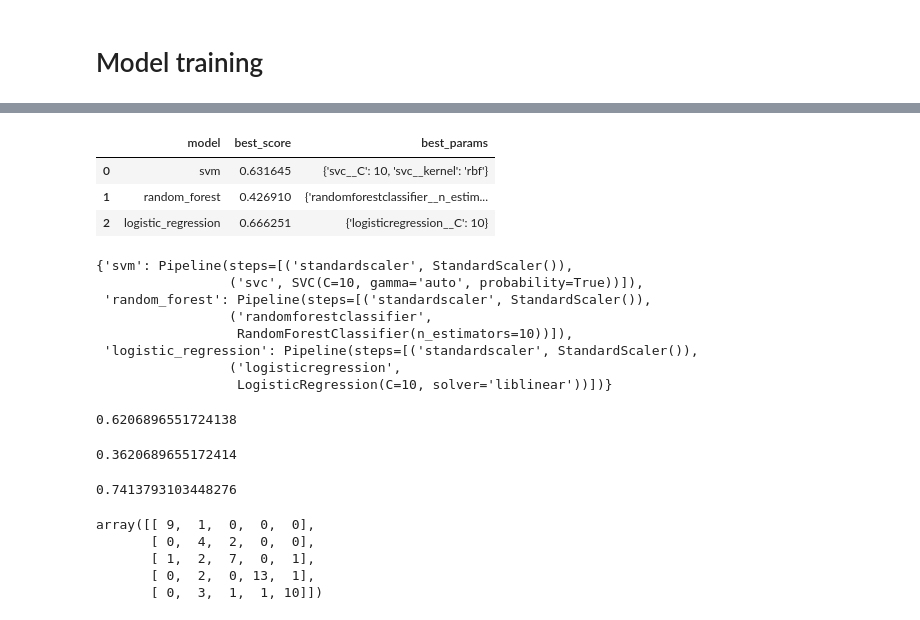
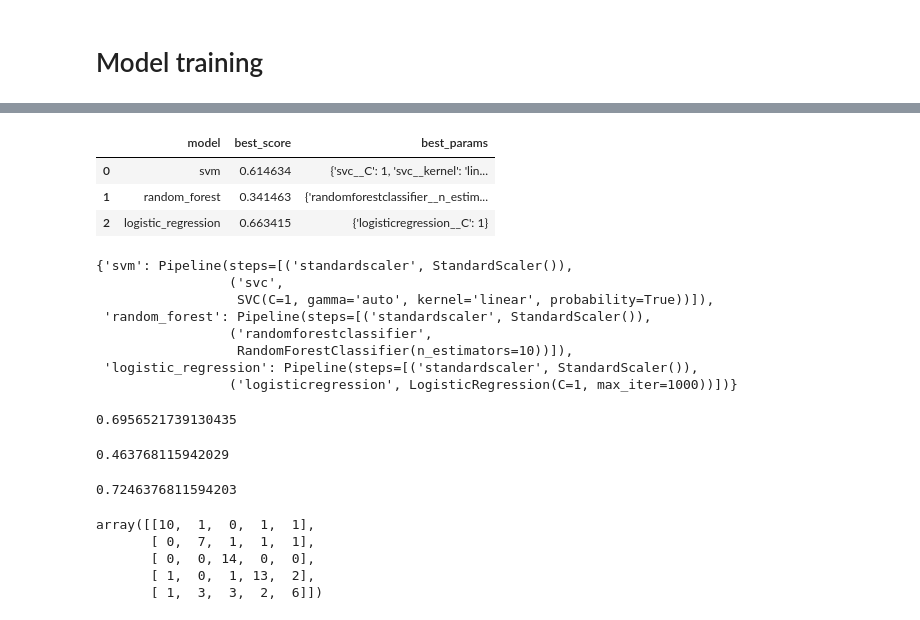
Before and after one commit to RabinPyakurel/python-project, a Jupyter notebook: model/classifier.ipynb, the cells around one changed output, grey strips where cells are left out. Saved outputs shown, nothing was run; the diff lists cells and outputs as text; code cells hidden in the pictures.

```diff
--- a/model/classifier.ipynb
+++ b/model/classifier.ipynb
@@ -335,7 +408,7 @@ model_params = {
         }
     },
     'logistic_regression' : {
-        'model': LogisticRegression(solver='liblinear'),
+        'model': LogisticRegression(solver='lbfgs', max_iter=1000),
         'params': {
             'logisticregression__C': [1,5,10]
         }
@@ -344,48 +427,48 @@ model_params = {
 # %%
 scores = []
 best_estimators = {}
 import pandas as pd
 for algo, mp in model_params.items():
     pipe = make_pipeline(StandardScaler(), mp['model'])
-    clf =  GridSearchCV(pipe, mp['params'], cv=4, return_train_score=False)
+    clf =  GridSearchCV(pipe, mp['params'], cv=5, return_train_score=False)
     clf.fit(X_train, y_train)
     scores.append({
         'model': algo,
         'best_score': clf.best_score_,
         'best_params': clf.best_params_
     })
     best_estimators[algo] = clf.best_estimator_
 
 df = pd.DataFrame(scores,columns=['model','best_score','best_params'])
 df
 # %% [output]
 |  | model | best_score | best_params |
-| 0 | svm | 0.631645 | {'svc__C': 10, 'svc__kernel': 'rbf'} |
-| 1 | random_forest | 0.426910 | {'randomforestclassifier__n_estim... |
-| 2 | logistic_regression | 0.666251 | {'logisticregression__C': 10} |
+| 0 | svm | 0.614634 | {'svc__C': 1, 'svc__kernel': 'lin... |
+| 1 | random_forest | 0.341463 | {'randomforestclassifier__n_estim... |
+| 2 | logistic_regression | 0.663415 | {'logisticregression__C': 1} |
 # %%
 best_estimators
 # %% [output]
 {'svm': Pipeline(steps=[('standardscaler', StandardScaler()),
-                 ('svc', SVC(C=10, gamma='auto', probability=True))]),
+                 ('svc',
+                  SVC(C=1, gamma='auto', kernel='linear', probability=True))]),
  'random_forest': Pipeline(steps=[('standardscaler', StandardScaler()),
                  ('randomforestclassifier',
                   RandomForestClassifier(n_estimators=10))]),
  'logistic_regression': Pipeline(steps=[('standardscaler', StandardScaler()),
-                 ('logisticregression',
-                  LogisticRegression(C=10, solver='liblinear'))])}
+                 ('logisticregression', LogisticRegression(C=1, max_iter=1000))])}
 # %%
 best_estimators['svm'].score(X_test,y_test)
 # %% [output]
-0.6206896551724138
+0.6956521739130435
 # %%
 best_estimators['random_forest'].score(X_test,y_test)
 # %% [output]
-0.3620689655172414
+0.463768115942029
 # %%
 best_estimators['logistic_regression'].score(X_test,y_test)
 # %% [output]
-0.7413793103448276
+0.7246376811594203
 # %%
 best_clf = best_estimators['logistic_regression']
 # %%
@@ -393,11 +476,11 @@ from sklearn.metrics import confusion_matrix
 cm = confusion_matrix(y_test, best_clf.predict(X_test))
 cm
 # %% [output]
-array([[ 9,  1,  0,  0,  0],
-       [ 0,  4,  2,  0,  0],
-       [ 1,  2,  7,  0,  1],
-       [ 0,  2,  0, 13,  1],
-       [ 0,  3,  1,  1, 10]])
+array([[10,  1,  0,  1,  1],
+       [ 0,  7,  1,  1,  1],
+       [ 0,  0, 14,  0,  0],
+       [ 1,  0,  1, 13,  2],
+       [ 1,  3,  3,  2,  6]])
 # %%
 import seaborn as sn
 plt.figure(figsize = (10,7))
```
Also changed, not shown: parts of 24 cells of this notebook, 47 other files.
